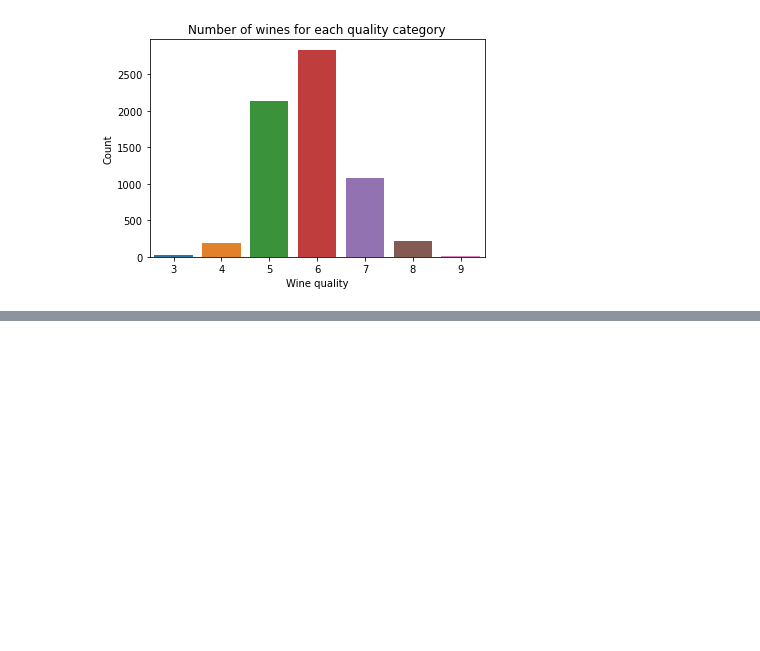
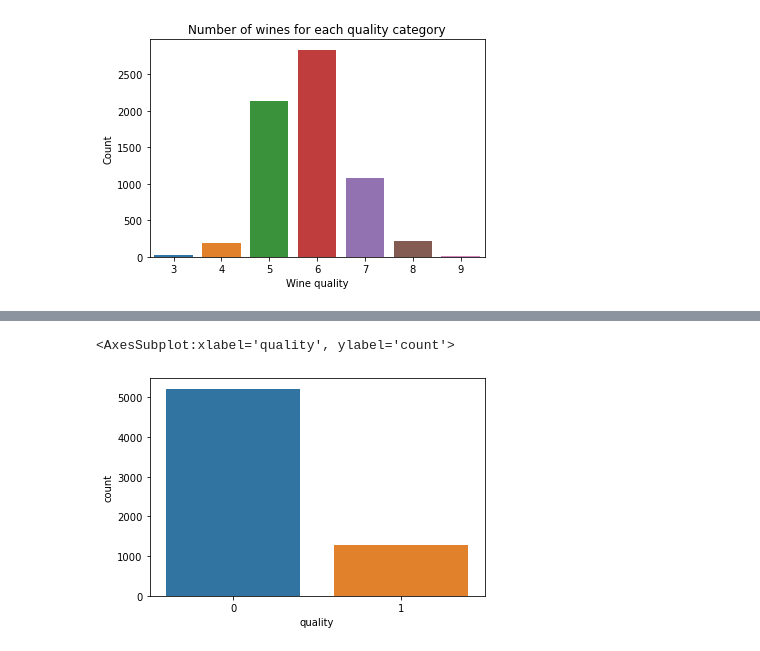
Before and after one commit to Alon-Elisha/Final-Project, a Jupyter notebook: Final_Project.ipynb, the cells around one changed output, grey strips where cells are left out. Saved outputs shown, nothing was run; the diff lists cells and outputs as text; code cells hidden in the pictures; blank space fills up the shorter version.

Commit message:
change the definition of quality as binary good and bad

```diff
--- a/Final_Project.ipynb
+++ b/Final_Project.ipynb
@@ -182,0 +206,10 @@ data['type'] = data['type'].map({'white' : 0, 'red' : 1})
+# %%
+data['quality'] = data['quality'].map({3 : 0, 4: 0, 5 : 0 , 6:0, 7:1, 8:1, 9 : 1})
+# we classify the good and bad as good wine - 7 and above, and bad wine - 6 and below.
+# we know that 3,4,5,6,7,8,9 are the only qualities in the dataset.
+# %%
+df = data
+sns.countplot(x = 'quality', data = df)
+# %% [output]
+<AxesSubplot:xlabel='quality', ylabel='count'>
+[figure, added]
```
Also changed, not shown: parts of 2 cells of this notebook.
